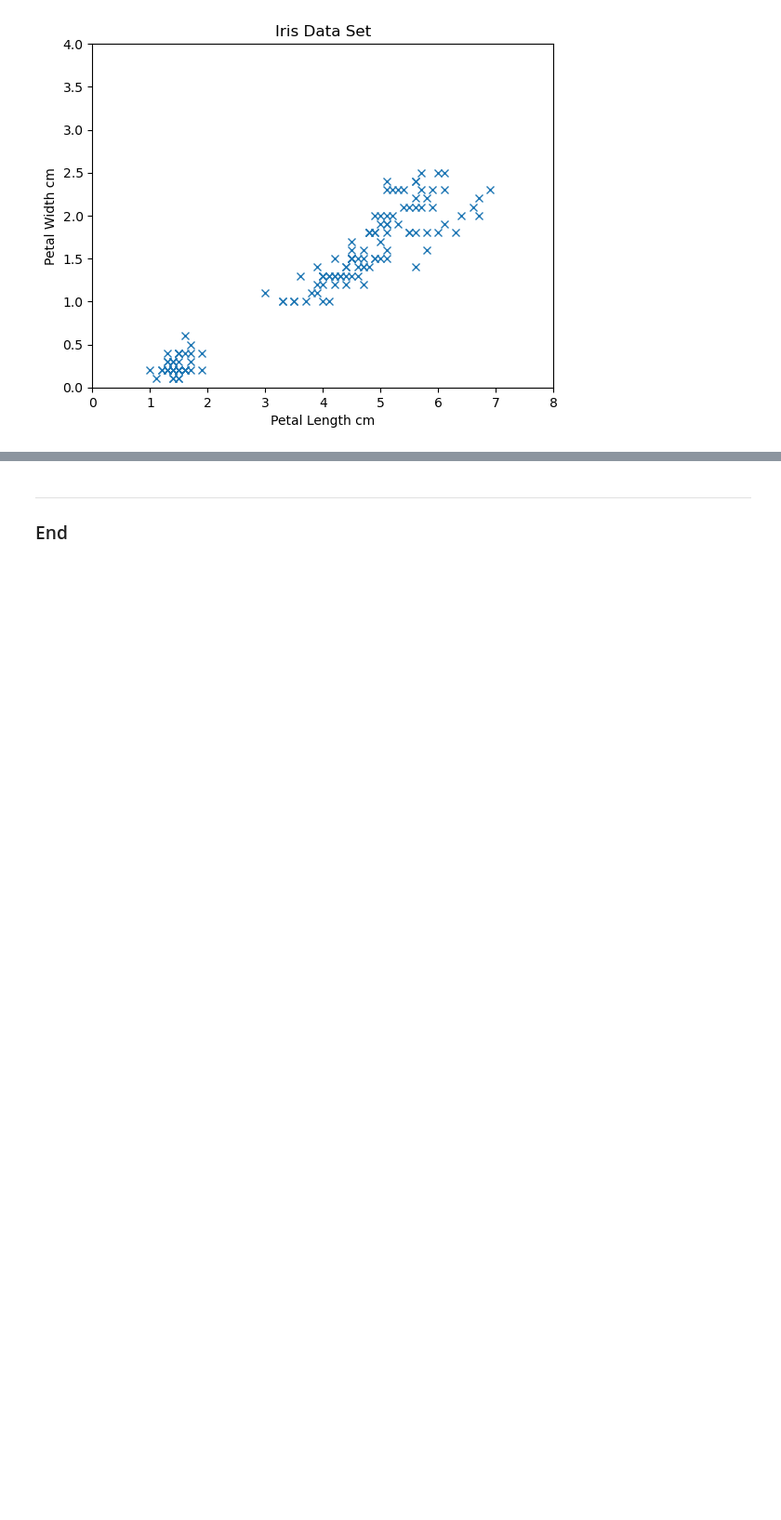
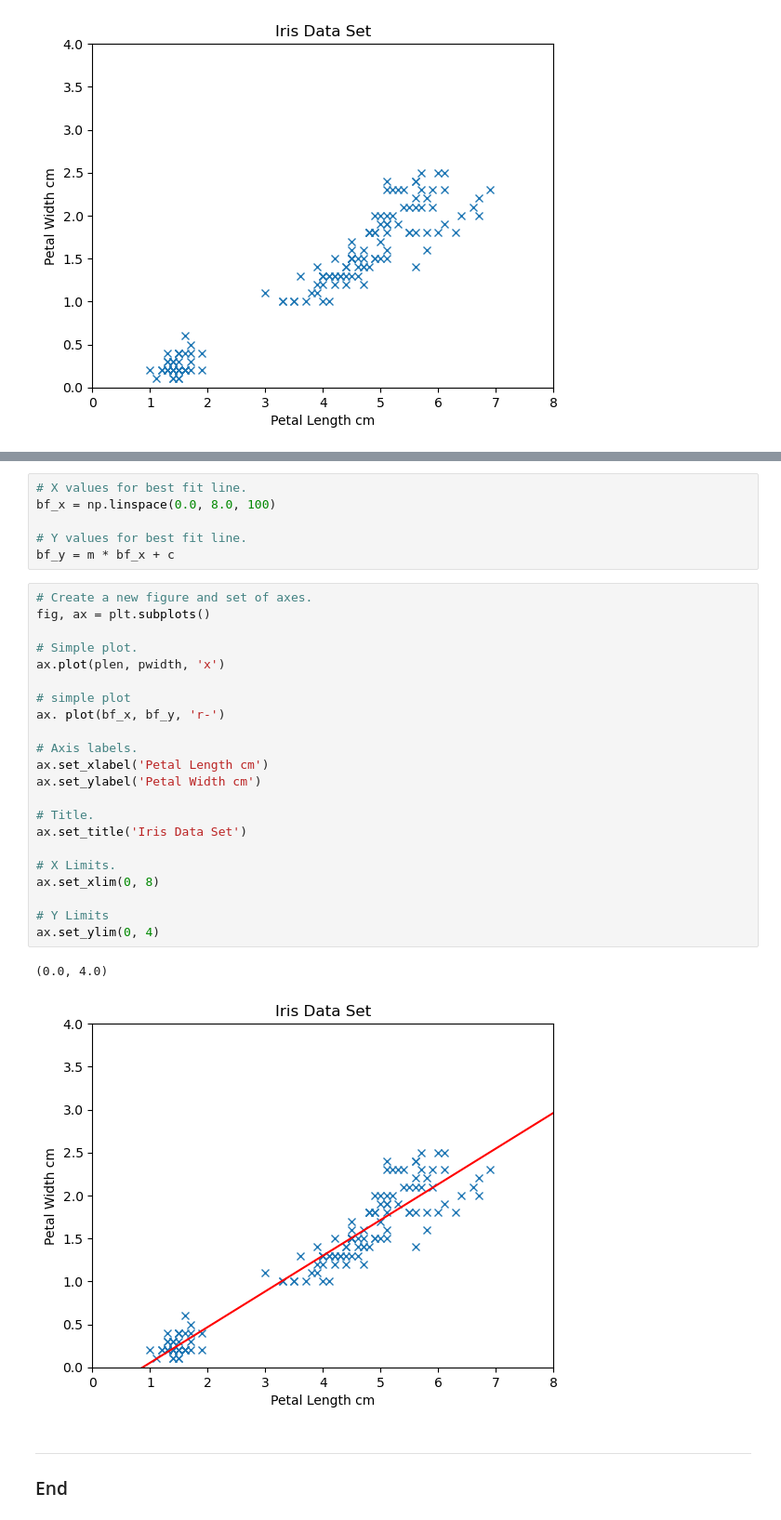
Before and after one commit to IanaraFer/classproject, a Jupyter notebook: iris.ipynb, the cells around one changed output, grey strips where cells are left out. Shown: that part at 93% size. Saved outputs shown, nothing was run; the diff lists cells and outputs as text; blank space fills up the shorter version.

```diff
--- a/iris.ipynb
+++ b/iris.ipynb
@@ -159,3 +228,34 @@ plt.ylim(0, 4)
+# %%
+# X values for best fit line.
+bf_x = np.linspace(0.0, 8.0, 100)
+
+# Y values for best fit line.
+bf_y = m * bf_x + c
+# %%
+# Create a new figure and set of axes.
+fig, ax = plt.subplots()
+
+# Simple plot.
+ax.plot(plen, pwidth, 'x')
+
+# simple plot
+ax. plot(bf_x, bf_y, 'r-')
+
+# Axis labels.
+ax.set_xlabel('Petal Length cm')
+ax.set_ylabel('Petal Width cm')
+
+# Title.
+ax.set_title('Iris Data Set')
+
+# X Limits.
+ax.set_xlim(0, 8)
+
+# Y Limits
+ax.set_ylim(0, 4)
+# %% [output]
+(0.0, 4.0)
+[figure, added]
 # %% [markdown]
 ****
 ### End
```
Also changed, not shown: parts of 6 cells of this notebook.
